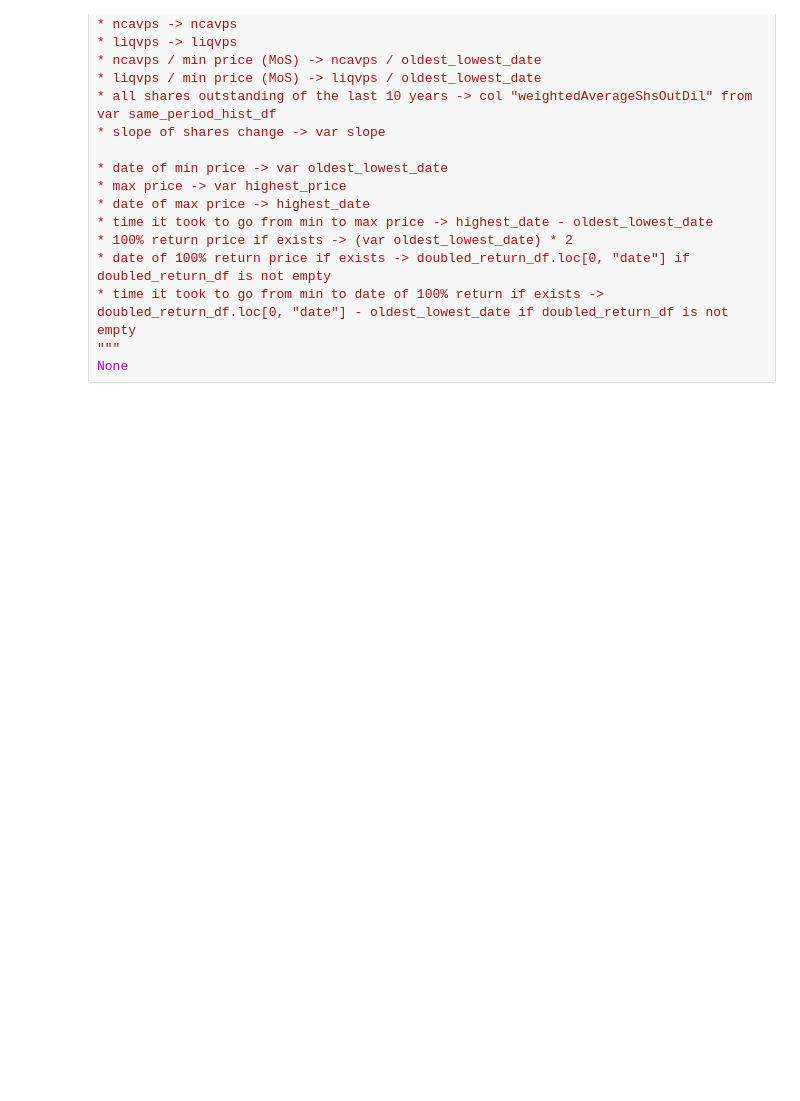
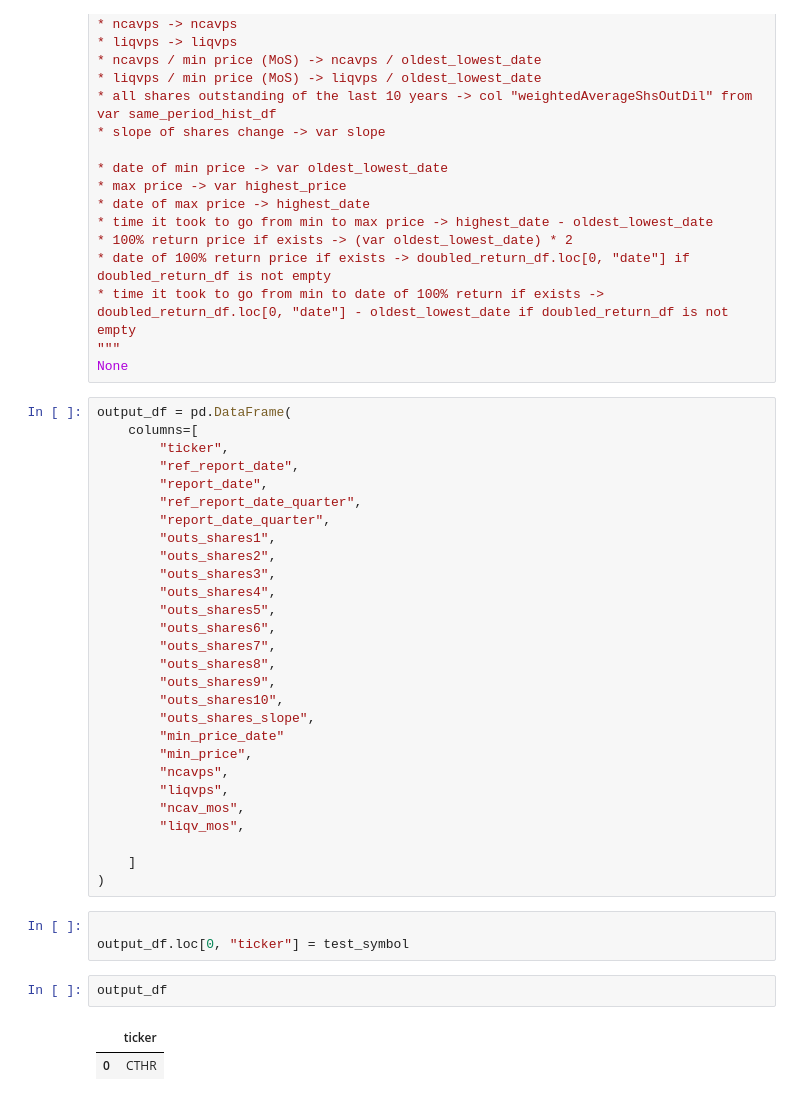
Before and after one commit to simonjpc/value_investment, a Jupyter notebook: notebooks/backtesting-exploration.ipynb, the cells around one changed output. Saved outputs shown, nothing was run; the diff lists cells and outputs as text; blank space fills up the shorter version.

```diff
--- a/notebooks/backtesting-exploration.ipynb
+++ b/notebooks/backtesting-exploration.ipynb
@@ -367,3 +367,39 @@ Notes for the future:
 * time it took to go from min to date of 100% return if exists -> doubled_return_df.loc[0, "date"] - oldest_lowest_date if doubled_return_df is not empty
 """
 None
+# %%
+output_df = pd.DataFrame(
+    columns=[
+        "ticker",
+        "ref_report_date",
+        "report_date",
+        "ref_report_date_quarter",
+        "report_date_quarter",
+        "outs_shares1",
+        "outs_shares2",
+        "outs_shares3",
+        "outs_shares4",
+        "outs_shares5",
+        "outs_shares6",
+        "outs_shares7",
+        "outs_shares8",
+        "outs_shares9",
+        "outs_shares10",
+        "outs_shares_slope",
+        "min_price_date"
+        "min_price",
+        "ncavps",
+        "liqvps",
+        "ncav_mos",
+        "liqv_mos",
+
+    ]
+)
+# %%
+
+output_df.loc[0, "ticker"] = test_symbol
+# %%
+output_df
+# %% [output]
+|  | ticker |
+| 0 | CTHR |
```
